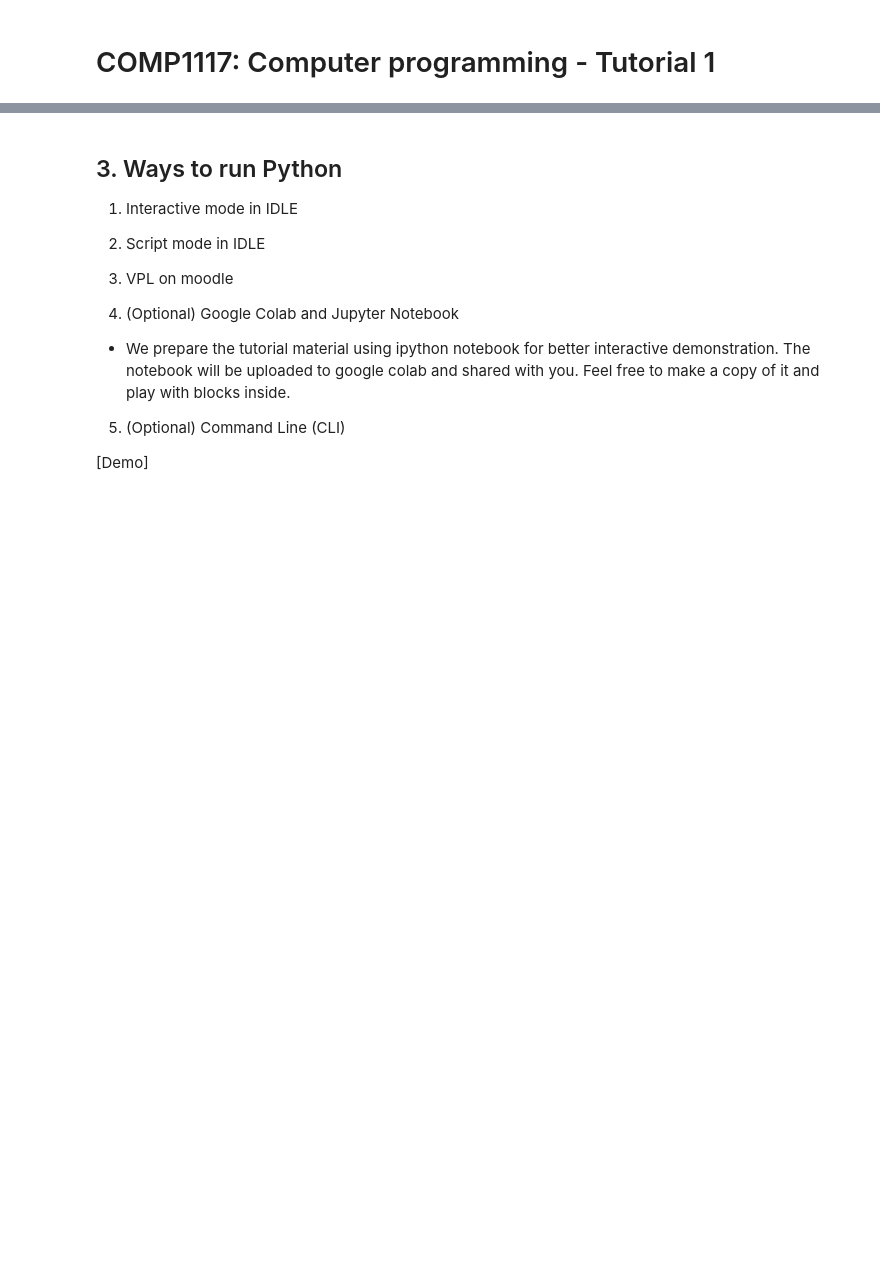
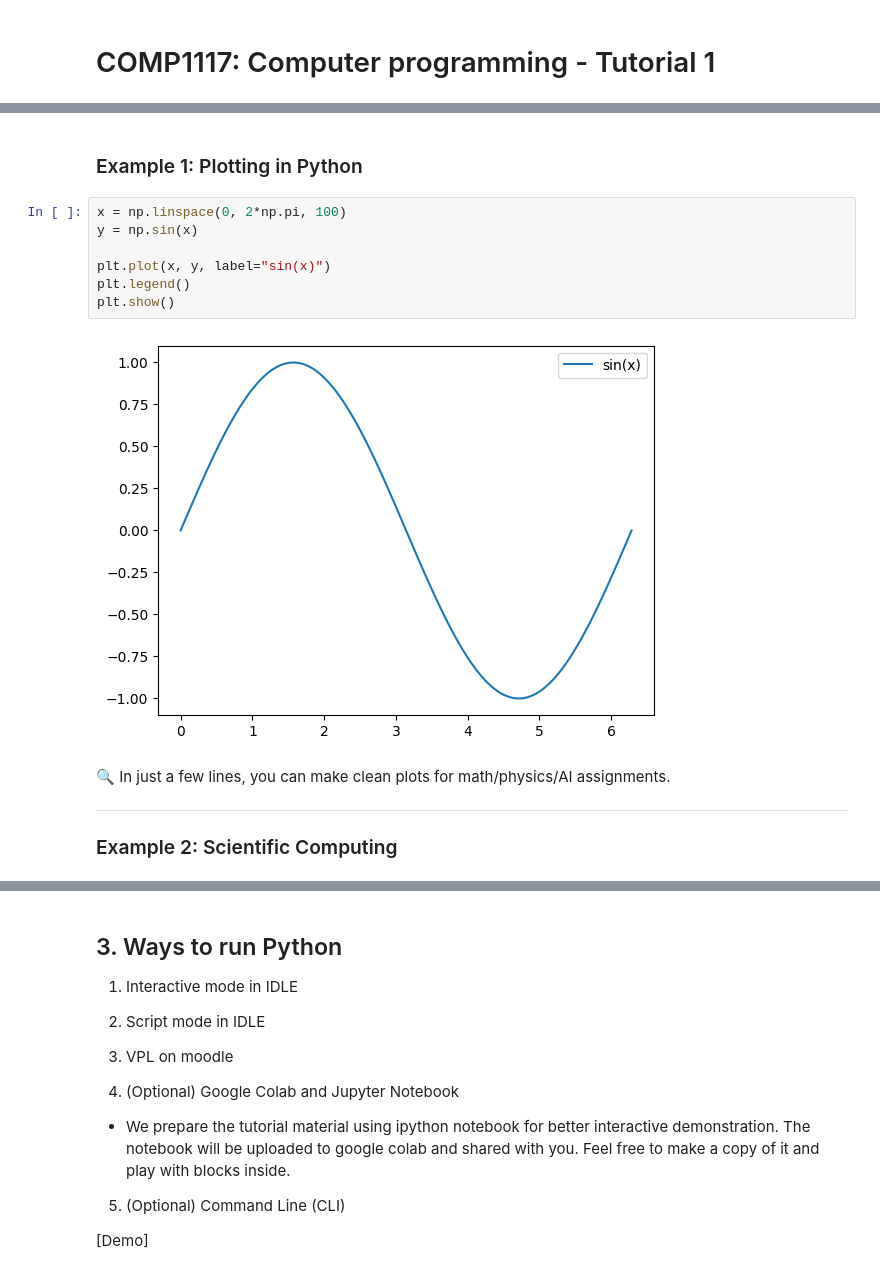
Before and after one commit to linearalgebrayhz/COMP1117-25fall, a Jupyter notebook: Tutorial1/T1.ipynb, the cells around one changed output, grey strips where cells are left out. Saved outputs shown, nothing was run; the diff lists cells and outputs as text; blank space fills up the shorter version.

```diff
--- a/Tutorial1/T1.ipynb
+++ b/Tutorial1/T1.ipynb
@@ -80,0 +119,18 @@ public class HelloWorld{
+# %% [markdown]
+### Example 1: Plotting in Python
+# %%
+x = np.linspace(0, 2*np.pi, 100)
+y = np.sin(x)
+
+plt.plot(x, y, label="sin(x)")
+plt.legend()
+plt.show()
+# %% [output]
+[figure, added]
+# %% [markdown]
+
+🔍 In just a few lines, you can make clean plots for math/physics/AI assignments.
+
+---
+
+### Example 2: Scientific Computing
```
Also changed, not shown: parts of 19 cells of this notebook, 4 other files.
